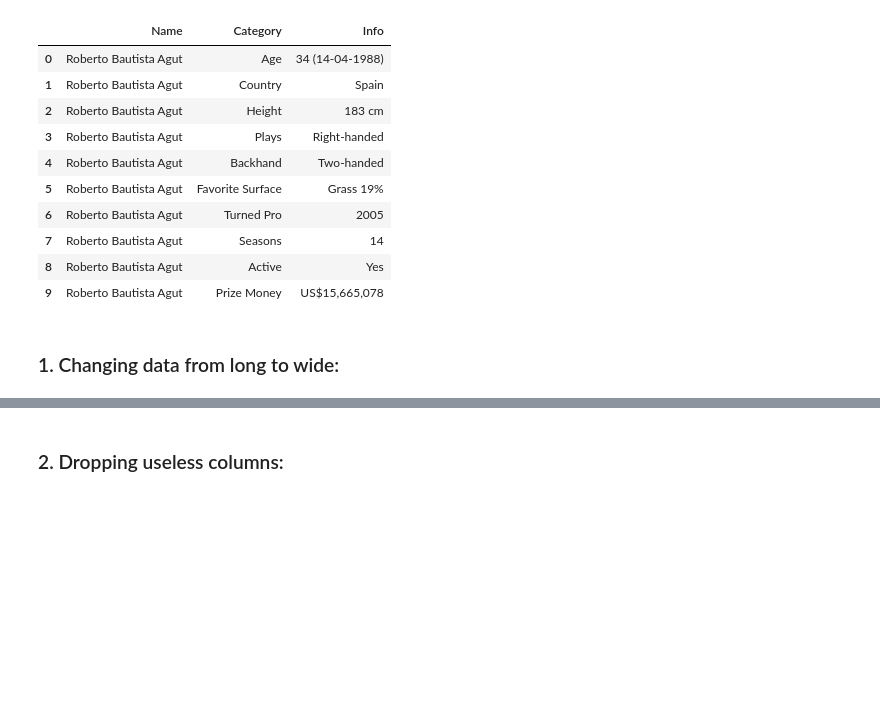
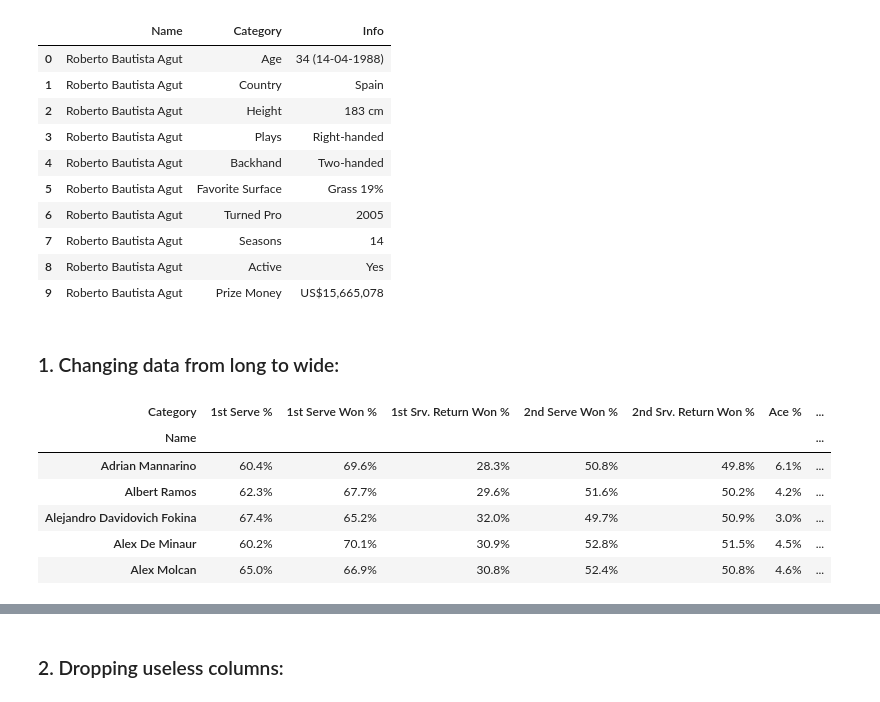
Before and after one commit to swb1113/ATP_data_analysis, a Jupyter notebook: atp_cleaning.ipynb, the cells around one changed output, grey strips where cells are left out. Cells and saved outputs as stored; diff of their text form; code cells hidden in the pictures; blank space fills up the shorter version.

```diff
--- a/atp_cleaning.ipynb
+++ b/atp_cleaning.ipynb
@@ -37,3 +37,12 @@ df_long.head(10)
 ### 1. Changing data from long to wide:
 # %%
 df = pd.pivot_table(df_long, index = 'Name', columns = 'Category', values = 'Info', aggfunc = 'sum')
+df.head()
+# %% [output]
+| Category | 1st Serve % | 1st Serve Won % | 1st Srv. Return Won % | 2nd Serve Won % | 2nd Srv. Return Won % | Ace % | ... |
+| Name |  |  |  |  |  |  | ... |
+| Adrian Mannarino | 60.4% | 69.6% | 28.3% | 50.8% | 49.8% | 6.1% | ... |
+| Albert Ramos | 62.3% | 67.7% | 29.6% | 51.6% | 50.2% | 4.2% | ... |
+| Alejandro Davidovich Fokina | 67.4% | 65.2% | 32.0% | 49.7% | 50.9% | 3.0% | ... |
+| Alex De Minaur | 60.2% | 70.1% | 30.9% | 52.8% | 51.5% | 4.5% | ... |
+| Alex Molcan | 65.0% | 66.9% | 30.8% | 52.4% | 50.8% | 4.6% | ... |
```
Also changed, not shown: parts of 3 cells of this notebook.
